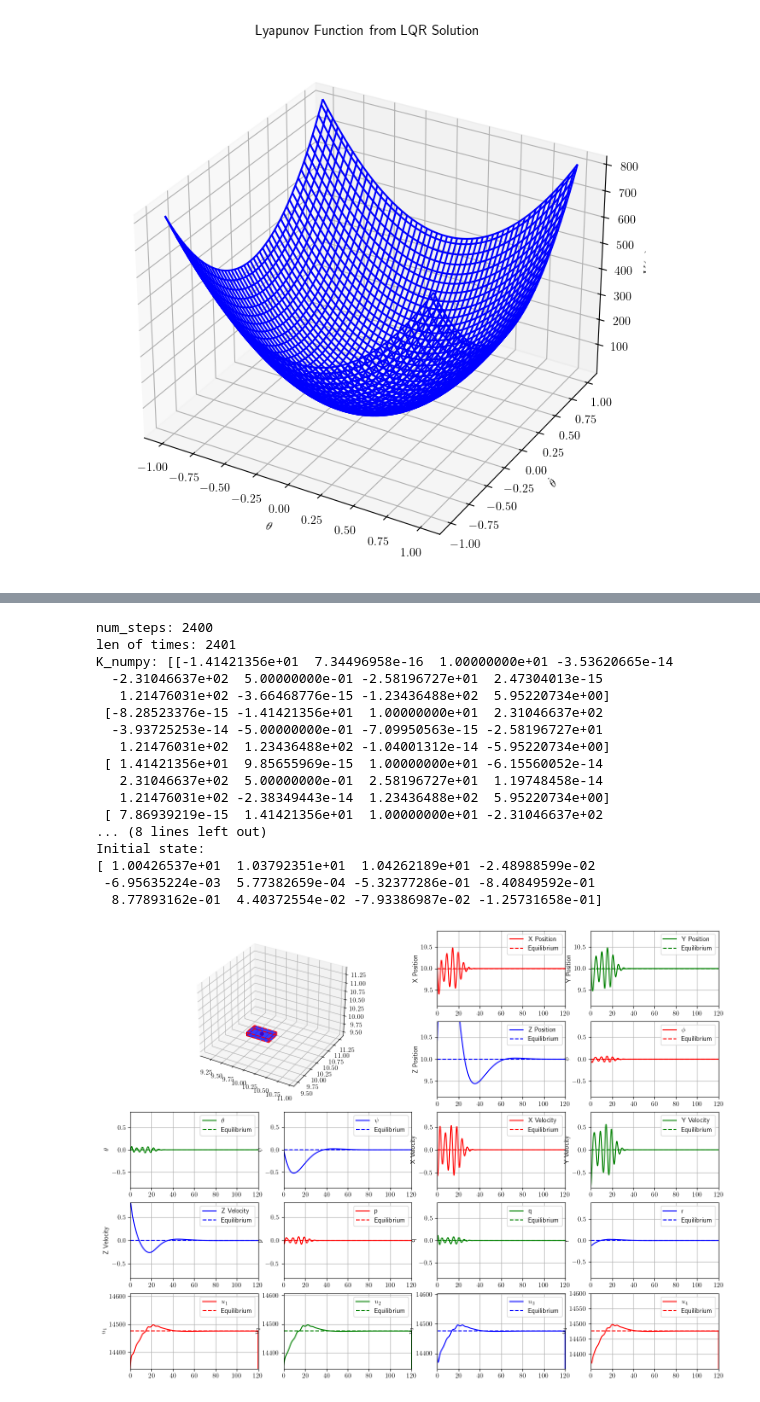
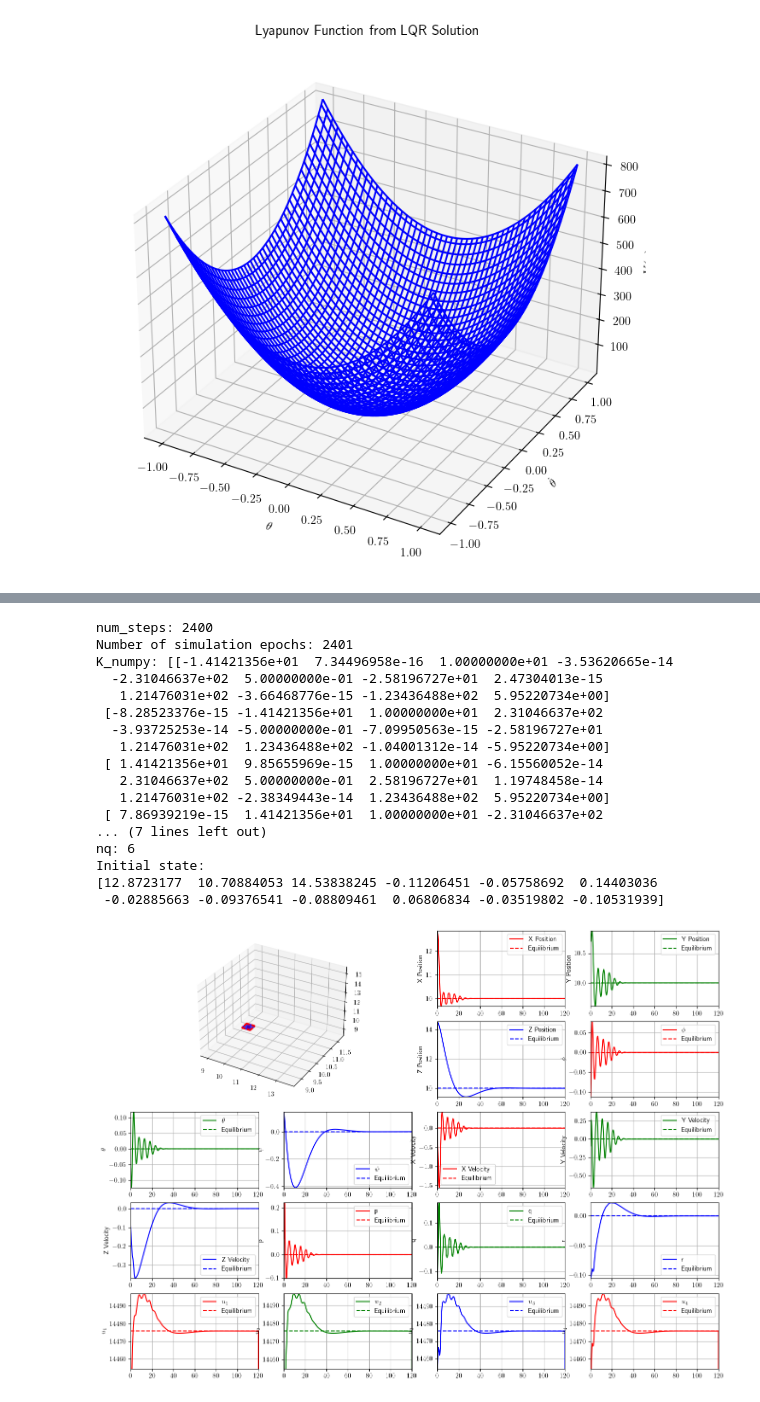
Before and after one commit to jorgejc2/ISS_Lyapunov_Stable_NN_Controllers, a Jupyter notebook: SimpleExamples/linear_sympy_notebook.ipynb, the cells around one changed output, grey strips where cells are left out. Saved outputs shown, nothing was run; the diff lists cells and outputs as text; code cells hidden in the pictures.

```diff
--- a/SimpleExamples/linear_sympy_notebook.ipynb
+++ b/SimpleExamples/linear_sympy_notebook.ipynb
@@ -569,10 +569,7 @@ class NonlinearSystem:
             self._eq_x = eq_x
         else:
             self._eq_x = np.zeros(self._nx)
-        # NOTE:
-        #   eq_u (equilibrium_u) is not really relevant once we get the LQR controller, but if we
-        #   have an idea of what it would look like at state equilibrium, this can help us
-        #   get more accurate linearizations
+
         if eq_u is not None:
             self._eq_u = eq_u
         else:
@@ -596,7 +593,8 @@ class NonlinearSystem:
             print(f"nq: {self._nq}")
         pass
 
-    def compute_rotation_matrix(self, phi: float, theta: float, psi: float) -> ndarray:
+    @staticmethod
+    def compute_rotation_matrix(phi: float, theta: float, psi: float) -> ndarray:
         return np.array([[np.cos(psi)*np.cos(theta) - np.sin(phi)*np.sin(psi)*np.sin(theta), -np.cos(phi)*np.sin(psi), np.cos(psi)*np.sin(theta) + np.cos(theta)*np.sin(phi)*np.sin(psi)],
                  [np.cos(theta)*np.sin(psi) + np.cos(psi)*np.sin(phi)*np.sin(theta), np.cos(phi)*np.cos(psi), np.sin(psi)*np.sin(theta) - np.cos(psi)*np.cos(theta)*np.sin(phi)],
                  [-np.cos(phi)*np.sin(theta), np.sin(phi), np.cos(phi)*np.cos(theta)]])
@@ -605,7 +603,9 @@ class NonlinearSystem:
         assert x.ndim == 1, "x is not a vector."
         assert x.shape[0] == self._nx, "x is not the correct length."
 
-        # get the feedback control obtained via LQR
+        # Get the feedback control obtained via LQR.
+        # For a nonlinear system, we will now need to add
+        # the control equilibrium.
         x_bar = (x - self._eq_x).reshape(-1, 1)
         u = self._eq_u.reshape(-1, 1) + (-self._K @ x_bar)  # rpm per rotor
 
@@ -618,7 +618,7 @@ class NonlinearSystem:
         p1, p2, p3, phi, theta, psi, v1, v2, v3, p, q, r = x
 
         # calculate acceleration matrix
-        R = self.compute_rotation_matrix(phi, theta, psi)
+        R = NonlinearSystem.compute_rotation_matrix(phi, theta, psi)
         acc_matrix = (1/self._m) * (np.array([[0], [0], [-self._m*self._g]]) + R@np.array([[0], [0], [F.sum()]]))
         acc_matrix = acc_matrix.flatten()
 
@@ -932,44 +973,48 @@ CalledProcessError: Command '['ffmpeg', '-f', 'rawvideo', '-vcodec', 'rawvideo',
 L, W, H = 0.5, 0.3, 0.1  # Length, Width, Height of the box
 # set up the simulation parameters
 delta_t = 0.05   # Time step
 t_final = 120.0    # Total simulation time (seconds)
 labels = ['X Position', 'Y Position', 'Z Position', r'$\phi$', r'$\theta$', r'$\psi$', 'X Velocity', 'Y Velocity', 'Z Velocity', 'p', 'q', 'r', r'$u_1$', r'$u_2$', r'$u_3$', r'$u_4$']
 colors = ['r', 'g', 'b'] * 7
 
 # initialize the system
 std = np.zeros(12)
-std[:3] = 0.5  # std on position
-std[3:6] = 0.01  # std on orientation
-std[6:9] = 0.5  # std on velocity
-std[9:] = 0.05  # std on angular velocity
-times, init_x, dynamical_system, std = initialize_system(delta_t, t_final, std=std, use_eq_u=True, nonlinear=True)
+std[:3] = 5.0  # std on position
+std[3:6] = 0.1  # std on orientation
+std[6:9] = 0.1  # std on velocity
+std[9:] = 0.1  # std on angular velocity
+times, init_x, dynamical_system = initialize_system(delta_t, t_final, std=std, use_eq_u=True, nonlinear=True)
 print(f"Initial state: \n{init_x}")
 
 # run the simulated trajectory
-_, state_history, control_history = run_system(dynamical_system, init_x)
+state_history, control_history = run_system(dynamical_system, init_x, len(times))
 
 # initialize the matplotlib fig and axes
-fig, ax1, axs, time_marker, quadrotor = initialize_plot(init_x, dynamical_system, (L, W, H))
+max_states = state_history.max(axis=0)
+min_states = state_history.min(axis=0)
+max_pos = to_numpy(max_states[:3])
+min_pos = to_numpy(min_states[:3])
+fig, ax1, axs, time_marker, quadrotor = initialize_plot(init_x, dynamical_system, (L, W, H), ax1_lower_limits=min_pos, ax1_upper_limits=max_pos)
 
 # plot the last frame
-plot_last_frame(fig, ax1, axs, quadrotor, dynamical_system, times, state_history, control_history, std,
+plot_last_frame(fig, ax1, axs, quadrotor, dynamical_system, times, state_history, control_history,
                     labels, colors)
 # %% [output]
 num_steps: 2400
-len of times: 2401
+Number of simulation epochs: 2401
 K_numpy: [[-1.41421356e+01  7.34496958e-16  1.00000000e+01 -3.53620665e-14
   -2.31046637e+02  5.00000000e-01 -2.58196727e+01  2.47304013e-15
    1.21476031e+02 -3.66468776e-15 -1.23436488e+02  5.95220734e+00]
  [-8.28523376e-15 -1.41421356e+01  1.00000000e+01  2.31046637e+02
   -3.93725253e-14 -5.00000000e-01 -7.09950563e-15 -2.58196727e+01
    1.21476031e+02  1.23436488e+02 -1.04001312e-14 -5.95220734e+00]
  [ 1.41421356e+01  9.85655969e-15  1.00000000e+01 -6.15560052e-14
    2.31046637e+02  5.00000000e-01  2.58196727e+01  1.19748458e-14
    1.21476031e+02 -2.38349443e-14  1.23436488e+02  5.95220734e+00]
  [ 7.86939219e-15  1.41421356e+01  1.00000000e+01 -2.31046637e+02
-... (8 lines left out)
+... (7 lines left out)
+nq: 6
 Initial state:
-[ 1.00426537e+01  1.03792351e+01  1.04262189e+01 -2.48988599e-02
- -6.95635224e-03  5.77382659e-04 -5.32377286e-01 -8.40849592e-01
-  8.77893162e-01  4.40372554e-02 -7.93386987e-02 -1.25731658e-01]
+[12.8723177  10.70884053 14.53838245 -0.11206451 -0.05758692  0.14403036
+ -0.02885663 -0.09376541 -0.08809461  0.06806834 -0.03519802 -0.10531939]
-[figure, old version]
+[figure, new version]
```
Also changed, not shown: parts of 3 cells of this notebook, 3 other files.
